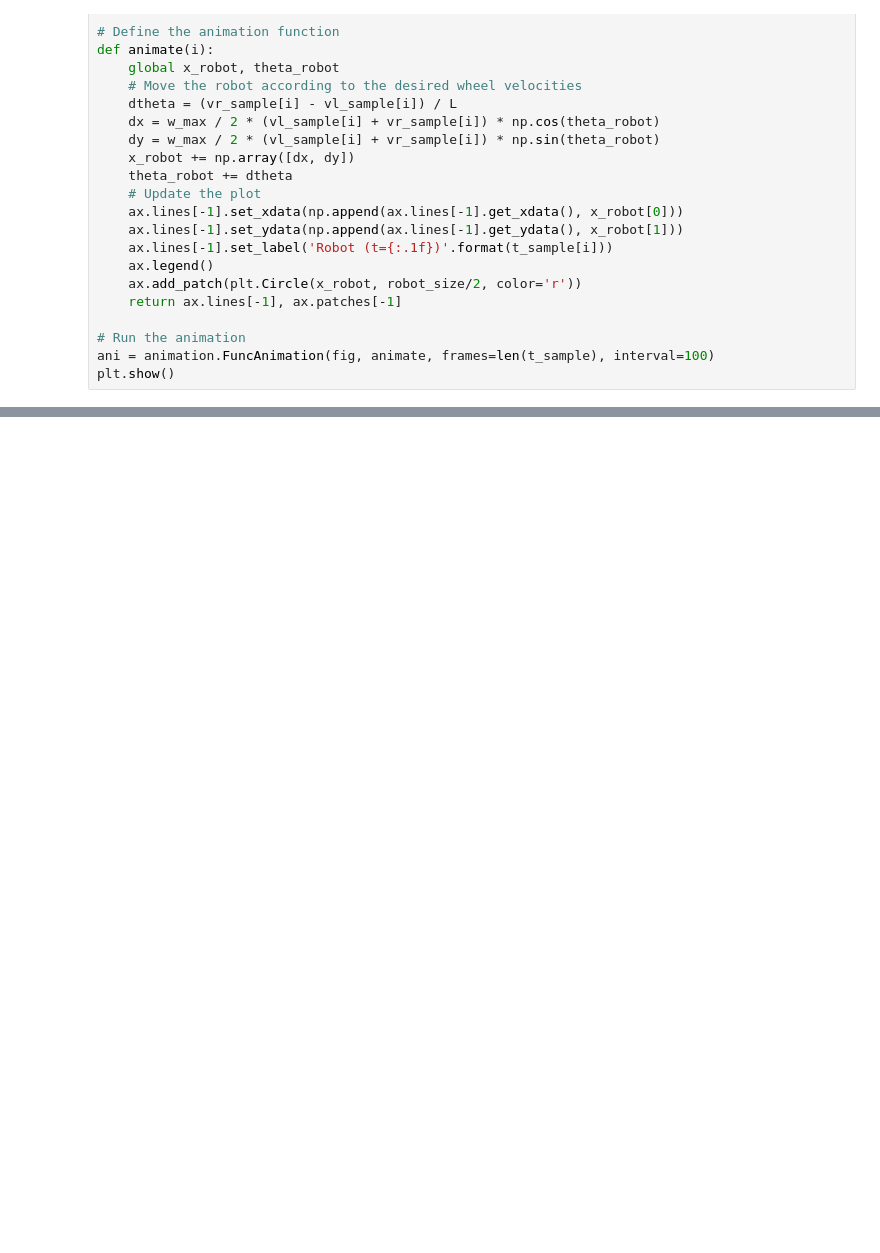
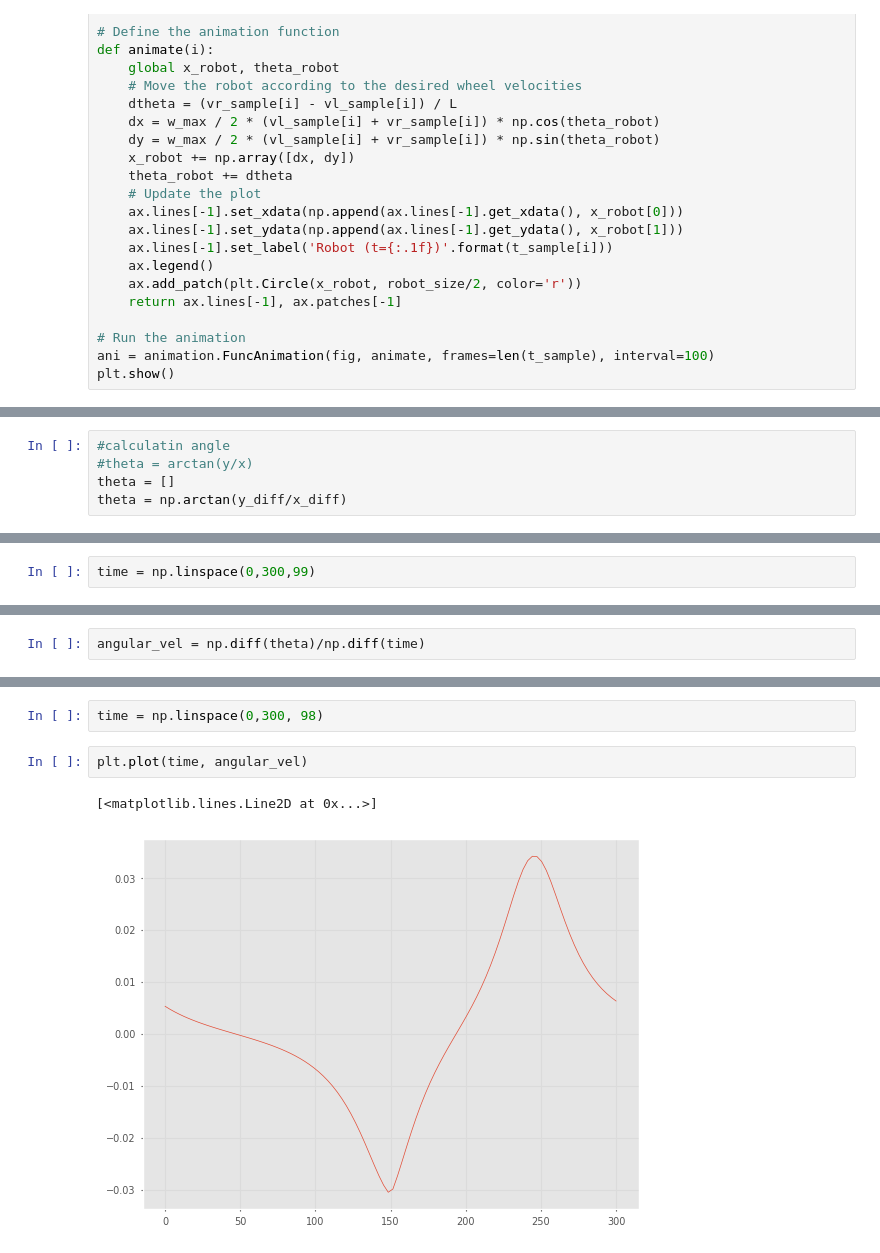
Before and after one commit to AnandKumar-Patidar/Path-and-Trajectory-Planning, a Jupyter notebook: trajectory.ipynb, the cells around one changed output, grey strips where cells are left out. Drawn from its saved outputs; the diff is of its cells as text; blank space fills up the shorter version.

```diff
--- a/trajectory.ipynb
+++ b/trajectory.ipynb
@@ -752,0 +844,5 @@ plt.show()
+# %%
+#calculatin angle
+#theta = arctan(y/x)
+theta = []
+theta = np.arctan(y_diff/x_diff)
@@ -752,0 +876,2 @@ plt.show()
+# %%
+time = np.linspace(0,300,99)
@@ -752,0 +882,2 @@ plt.show()
+# %%
+angular_vel = np.diff(theta)/np.diff(time)
@@ -752,0 +904,7 @@ plt.show()
+# %%
+time = np.linspace(0,300, 98)
+# %%
+plt.plot(time, angular_vel)
+# %% [output]
+[<matplotlib.lines.Line2D at 0x...>]
+[figure, added]
```
Also changed, not shown: parts of 16 cells of this notebook.
